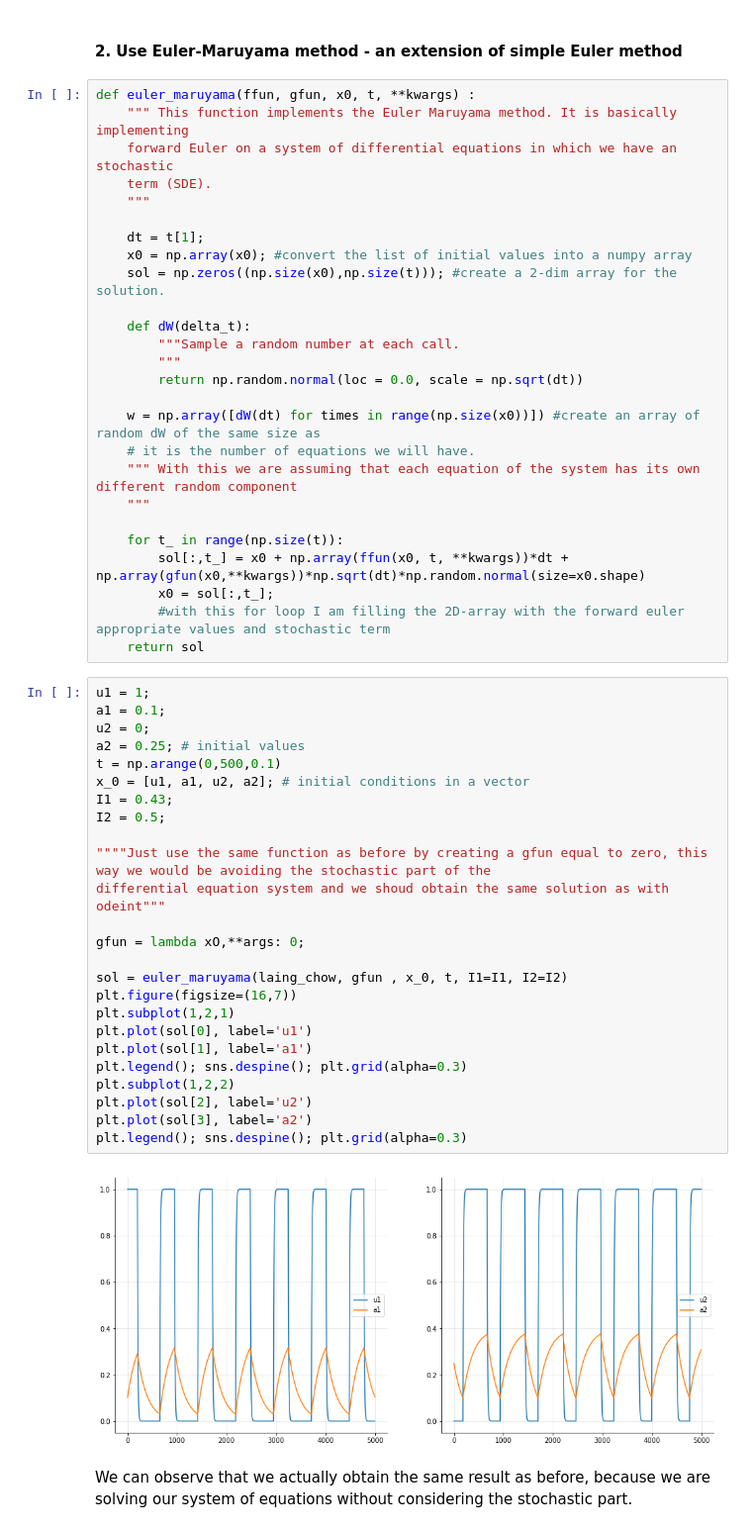
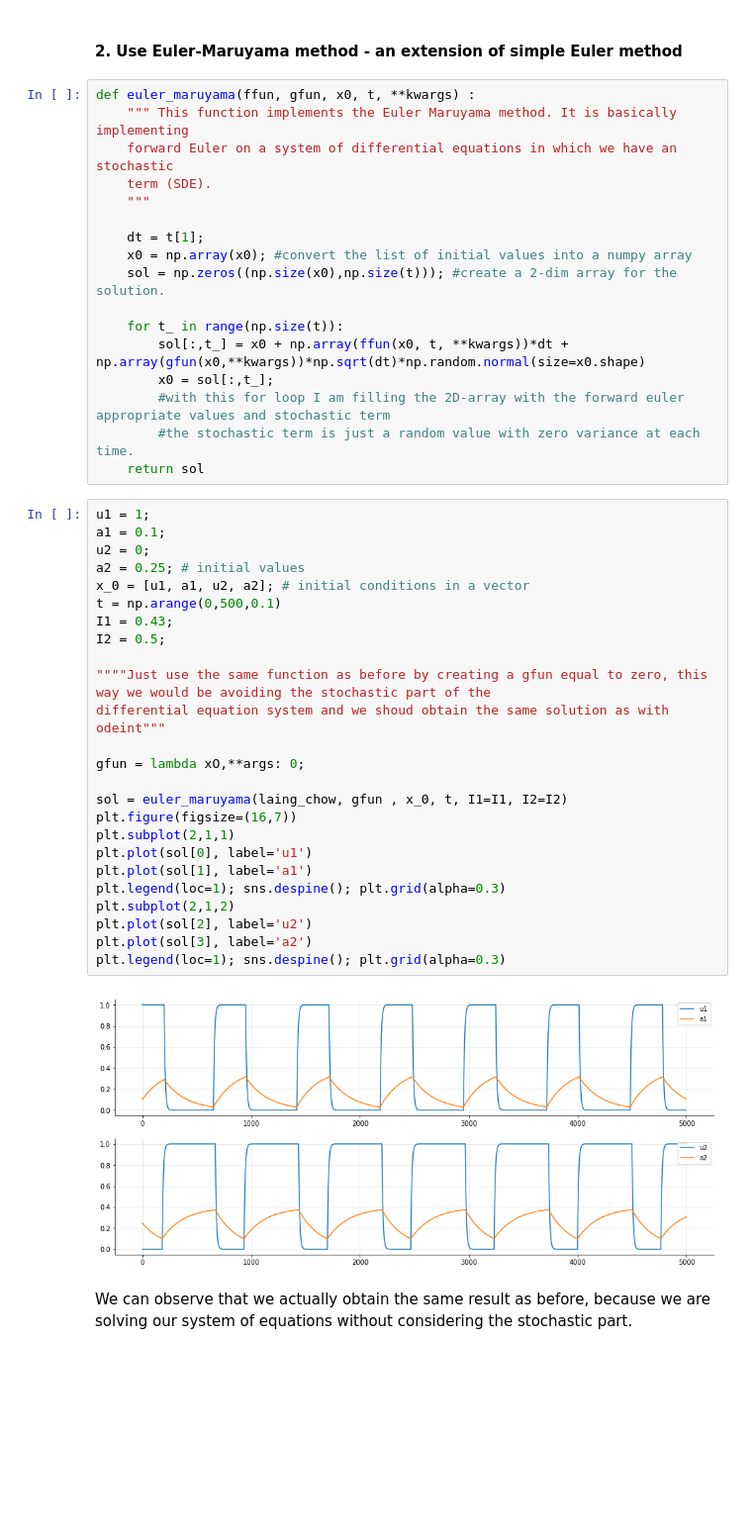
Before and after one commit to lauralopezgaldo/finalproject, a Jupyter notebook: PerceptualBistability.ipynb, the cells around one changed output. Shown at 99% size. Cells and saved outputs as stored; diff of their text form; blank space fills up the shorter version.

```diff
--- a/PerceptualBistability.ipynb
+++ b/PerceptualBistability.ipynb
@@ -178,48 +178,39 @@ def euler_maruyama(ffun, gfun, x0, t, **kwargs) :
     x0 = np.array(x0); #convert the list of initial values into a numpy array
     sol = np.zeros((np.size(x0),np.size(t))); #create a 2-dim array for the solution.
 
-    def dW(delta_t):
-        """Sample a random number at each call.
-        """
-        return np.random.normal(loc = 0.0, scale = np.sqrt(dt))
-
-    w = np.array([dW(dt) for times in range(np.size(x0))]) #create an array of random dW of the same size as
-    # it is the number of equations we will have.
-    """ With this we are assuming that each equation of the system has its own different random component
-    """
-
     for t_ in range(np.size(t)):
         sol[:,t_] = x0 + np.array(ffun(x0, t, **kwargs))*dt + np.array(gfun(x0,**kwargs))*np.sqrt(dt)*np.random.normal(size=x0.shape)
         x0 = sol[:,t_];
         #with this for loop I am filling the 2D-array with the forward euler appropriate values and stochastic term
+        #the stochastic term is just a random value with zero variance at each time.
     return sol
 # %%
 u1 = 1;
 a1 = 0.1;
 u2 = 0;
 a2 = 0.25; # initial values
+x_0 = [u1, a1, u2, a2]; # initial conditions in a vector
 t = np.arange(0,500,0.1)
-x_0 = [u1, a1, u2, a2]; # initial conditions in a vector
 I1 = 0.43;
 I2 = 0.5;
 
 """"Just use the same function as before by creating a gfun equal to zero, this way we would be avoiding the stochastic part of the
 differential equation system and we shoud obtain the same solution as with odeint"""
 
 gfun = lambda xO,**args: 0;
 
 sol = euler_maruyama(laing_chow, gfun , x_0, t, I1=I1, I2=I2)
 plt.figure(figsize=(16,7))
-plt.subplot(1,2,1)
+plt.subplot(2,1,1)
 plt.plot(sol[0], label='u1')
 plt.plot(sol[1], label='a1')
-plt.legend(); sns.despine(); plt.grid(alpha=0.3)
-plt.subplot(1,2,2)
+plt.legend(loc=1); sns.despine(); plt.grid(alpha=0.3)
+plt.subplot(2,1,2)
 plt.plot(sol[2], label='u2')
 plt.plot(sol[3], label='a2')
-plt.legend(); sns.despine(); plt.grid(alpha=0.3)
+plt.legend(loc=1); sns.despine(); plt.grid(alpha=0.3)
 # %% [output]
-[figure, old version]
+[figure, new version]
 # %% [markdown]
 We can observe that we actually obtain the same result as before, because we are solving our system of equations without considering the stochastic part.
 # %% [markdown]
```
Also changed, not shown: parts of 20 cells of this notebook.
